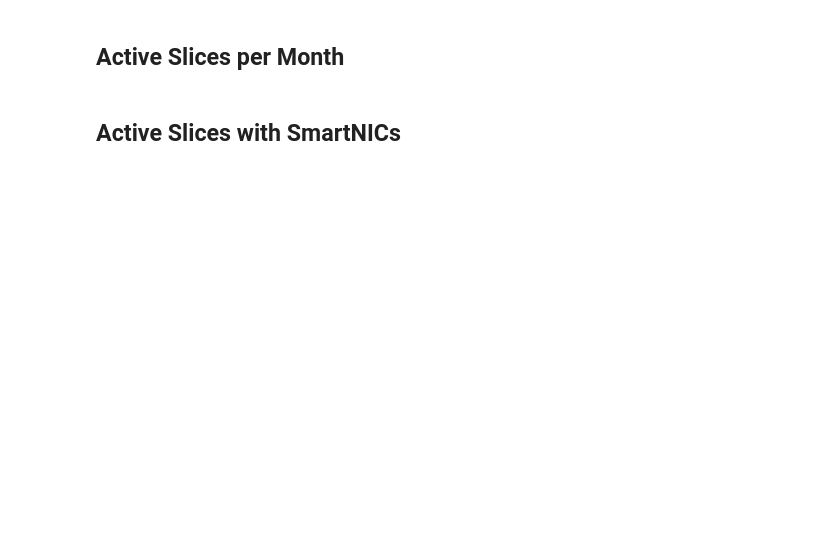
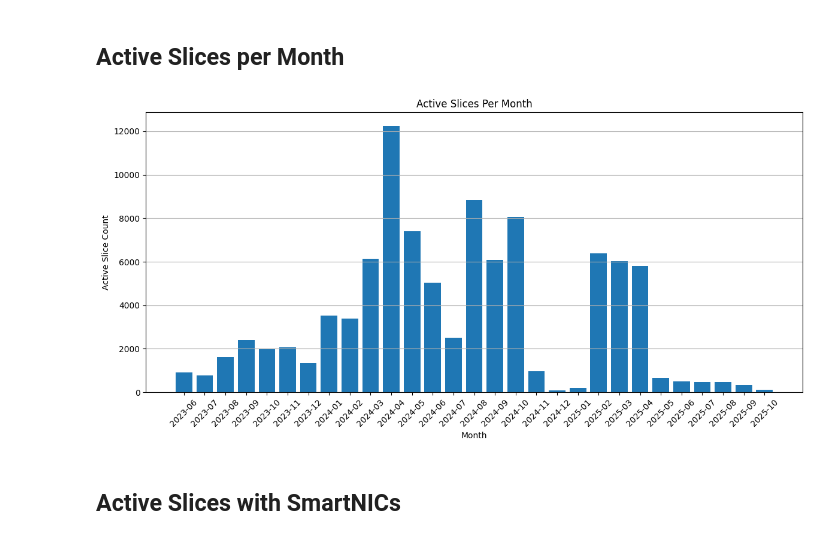
Before and after one commit to fabric-testbed/reports, a Jupyter notebook: tools/reports.ipynb, the cells around one changed output. Drawn from its saved outputs; the diff is of its cells as text; code cells hidden in the pictures; blank space fills up the shorter version.

```diff
--- a/tools/reports.ipynb
+++ b/tools/reports.ipynb
@@ -184,34 +532,36 @@ plt.show()
 # %%
 # Create DataFrame
 df = pd.DataFrame(slices)
 
 # Robust datetime parsing using 'mixed' format
-df['lease_start'] = pd.to_datetime(df['lease_start'], utc=True, errors='coerce')
-df['lease_end'] = pd.to_datetime(df['lease_end'], utc=True, errors='coerce')
+df['lease_start'] = pd.to_datetime(df['lease_start'], format="mixed", utc=True)
+df['lease_end'] = pd.to_datetime(df['lease_end'], format="mixed", utc=True)
 
 # Generate monthly range
 start_month = df['lease_start'].min().to_period('M').to_timestamp()
 end_month = df['lease_end'].max().to_period('M').to_timestamp()
 month_range = pd.date_range(start=start_month, end=end_month, freq='MS')
 
 # Count active slices per month
 active_counts = []
 for month_start in month_range:
     month_start = month_start.tz_localize("UTC")
     month_end = (month_start + relativedelta(months=1)) - pd.Timedelta(seconds=1)
     active = df[(df['lease_start'] <= month_end) & (df['lease_end'] >= month_start)]
     active_counts.append(len(active))
 
 # Plot
 plt.figure(figsize=(12, 6))
 plt.bar(month_range.strftime('%Y-%m'), active_counts)
 plt.xticks(rotation=45)
 plt.title("Active Slices Per Month")
 plt.xlabel("Month")
 plt.ylabel("Active Slice Count")
 plt.tight_layout()
 plt.grid(axis='y')
 plt.show()
+# %% [output]
+[figure, added]
 # %% [markdown]
 ## Active Slices with SmartNICs
 # %%
```
Also changed, not shown: parts of 33 cells of this notebook, 2 other files.
